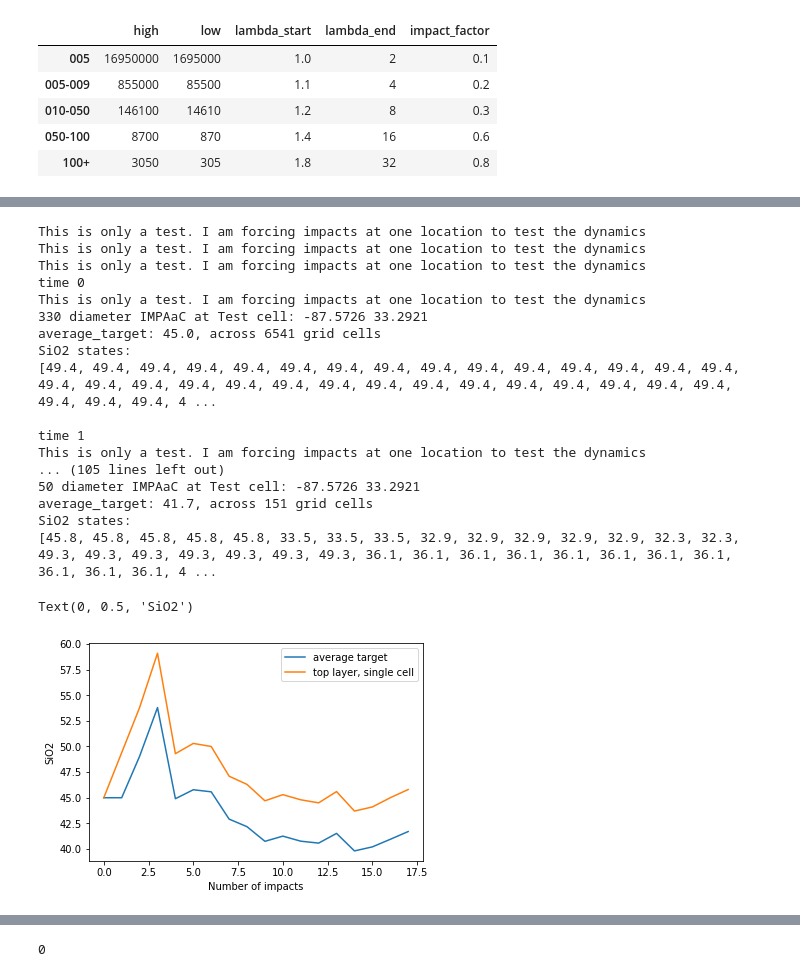
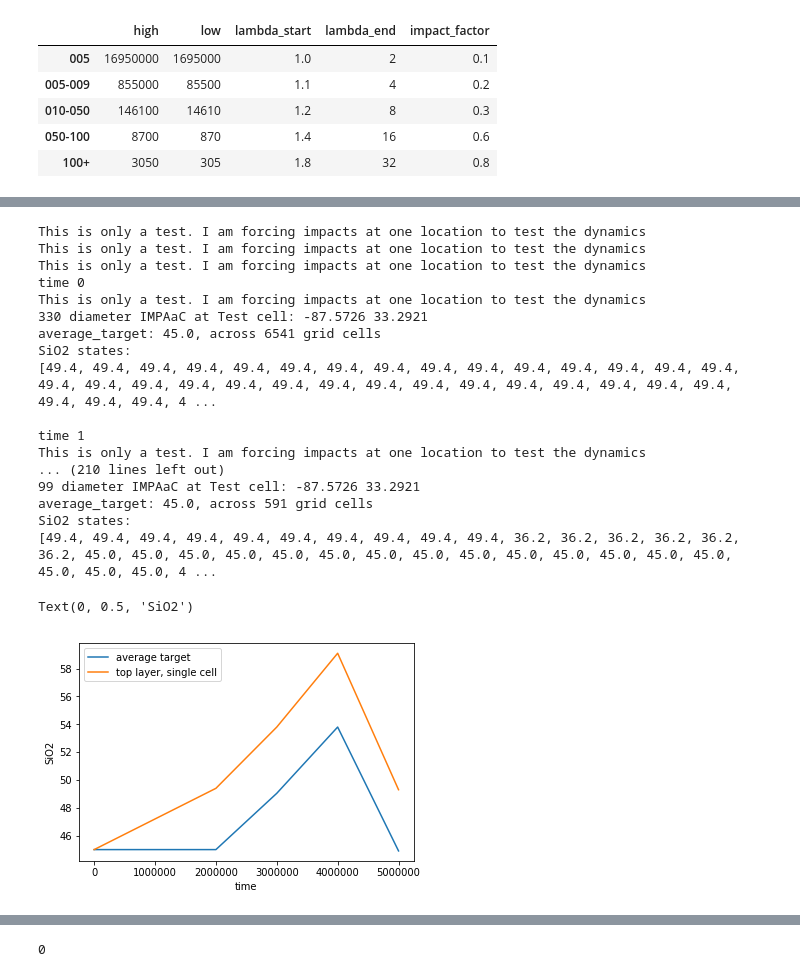
Before and after one commit to DualEarth/IMPaCS, a Jupyter notebook: impacts_dev5.ipynb, the cells around one changed output, grey strips where cells are left out. Drawn from its saved outputs; the diff is of its cells as text; code cells hidden in the pictures.

```diff
--- a/impacts_dev5.ipynb
+++ b/impacts_dev5.ipynb
@@ -93,7 +93,7 @@ plt.show()
 print('total impacts', total_sum)
 print('impacts by diameter', sums)
 print('fraction of total', frac)
-plot_time = np.linspace(0,fivehundredmillion,t_total)
+plot_time = np.linspace(0,fivehundredmillion,t_total+1)[1:]
 df = pd.DataFrame(data=hits, index=plot_time)
 df.plot(subplots=True)
 plt.tight_layout()
@@ -130,3 +130,10 @@ def distance(lat1,lat2,lon1,lon2):
     distance = R * c
 
     return(distance) #km
+# %%
+I = IMPAaCS(grid_cell_state[grid_cell_id], z_layers, impactor_diameter, average_target, z_discretized_km)
+#I.upper_SiO2
+for d in [330, 72, 16]:
+    grid_cell_state[grid_cell_id] = I.state_dynamics(grid_cell_state[grid_cell_id], d, average_target)
+    average_target                = I.get_average_target(impacted_grid_cells, grid_cell_state, z_layers)
+grid_cell_state[grid_cell_id]
@@ -285,6 +328,7 @@ grid_cell_state = {}
 z_discretized_km = int(2)
 primitive_initial_state = 45
 count_test_hits = 0
+impact_test_id = str(round(-87.5726,4))+' '+str(round(33.2921,4))
 
 ##### Using this to troubleshoot!
 ##### I set each impact to hit the same location,
@@ -297,6 +341,7 @@ print("This is only a test. I am forcing impacts at one location to test the dyn
 average_target_list = [primitive_initial_state]
 top_layer_at_test_cell = [primitive_initial_state]
 impactors_at_test_cell = [0]
+test_time = [0]
 
 impact_test_diameters = [330, 73, 16, 200]
 
@@ -304,27 +349,21 @@ impact_test_diameters = [330, 73, 16, 200]
 for it, t in enumerate(df.index.values):
     print('time', it)
     for d in diam_labs[3:]:
-
         for i in range(int(df.loc[t,d])):
 
             # locate the the impacts on earth
             impact_lat = random.randrange(-90,90)
             impact_lon = random.randrange(-180,180)
 
-            ##### Using this to troubleshoot!
-            ##### I set each impact to hit the same location,
-            ##### so there should be a lot of action at a select set of cells.
-            impact_lat = 33.2921        # TROUBLESHOOTING
-            impact_lon = -87.5726       # TROUBLESHOOTING
-            impact_origin_id = str(round(impact_lon,4))+' '+str(round(impact_lat,4))
-
             # Specify the diameter within the bin
             ##### Using this to troubleshoot!
             ##### I set each impact to hit the same location,
             ##### so there should be a lot of action at a select set of cells.
-            if it < len(impact_test_diameters):
-                impactor_diameter = impact_test_diameters[it]
-            else:
+            if it < len(impact_test_diameters):                  # TROUBLESHOOTING
+                impactor_diameter = impact_test_diameters[it]    # TROUBLESHOOTING
+                impact_lat = 33.2921                             # TROUBLESHOOTING
+                impact_lon = -87.5726                            # TROUBLESHOOTING
+            else:                                                # TROUBLESHOOTING
                 impactor_diameter = random.randrange(diam_range[d][0],diam_range[d][1])
 
             z_layers = int(np.ceil(impactor_diameter/z_discretized_km))
@@ -368,8 +407,9 @@ for it, t in enumerate(df.index.values):
                                                         z_discretized_km)
 
                 ##### Testing one cell:
-                if grid_cell_id == impact_origin_id:
+                if grid_cell_id == impact_test_id:
                     count_test_hits+=1
+                    test_time.append(t+1000000)
                     impactors_at_test_cell.append(impactor_diameter)
                     average_target_list.append(average_target)
                     top_layer_at_test_cell.append(grid_cell_state[impact_origin_id][0])
@@ -389,7 +429,7 @@ for it, t in enumerate(df.index.values):
         print(" ")
         break
 
-    if it > 15:
+    if it > 30:
         break
 # %% [output]
 This is only a test. I am forcing impacts at one location to test the dynamics
@@ -404,20 +444,20 @@ SiO2 states:
 
 time 1
 This is only a test. I am forcing impacts at one location to test the dynamics
-... (105 lines left out)
-50 diameter IMPAaC at Test cell: -87.5726 33.2921
-average_target: 41.7, across 151 grid cells
+... (210 lines left out)
+99 diameter IMPAaC at Test cell: -87.5726 33.2921
+average_target: 45.0, across 591 grid cells
 SiO2 states:
-[45.8, 45.8, 45.8, 45.8, 45.8, 33.5, 33.5, 33.5, 32.9, 32.9, 32.9, 32.9, 32.9, 32.3, 32.3, 49.3, 49.3, 49.3, 49.3, 49.3, 49.3, 49.3, 36.1, 36.1, 36.1, 36.1, 36.1, 36.1, 36.1, 36.1, 36.1, 36.1, 36.1, 4 ...
+[49.4, 49.4, 49.4, 49.4, 49.4, 49.4, 49.4, 49.4, 49.4, 49.4, 36.2, 36.2, 36.2, 36.2, 36.2, 36.2, 45.0, 45.0, 45.0, 45.0, 45.0, 45.0, 45.0, 45.0, 45.0, 45.0, 45.0, 45.0, 45.0, 45.0, 45.0, 45.0, 45.0, 4 ...
 # %%
-plt.plot(average_target_list)
-plt.plot(top_layer_at_test_cell)
+plt.plot(test_time, average_target_list)
+plt.plot(test_time, top_layer_at_test_cell)
 plt.legend(["average target", "top layer, single cell"])
-plt.xlabel("Number of impacts")
+plt.xlabel("time")
 plt.ylabel("SiO2")
 # %% [output]
 Text(0, 0.5, 'SiO2')
-[figure, old version]
+[figure, new version]
 # %%
 plt.plot(impactors_at_test_cell)
 # %% [output]
```
Also changed, not shown: parts of 9 cells of this notebook, 1 other file.
